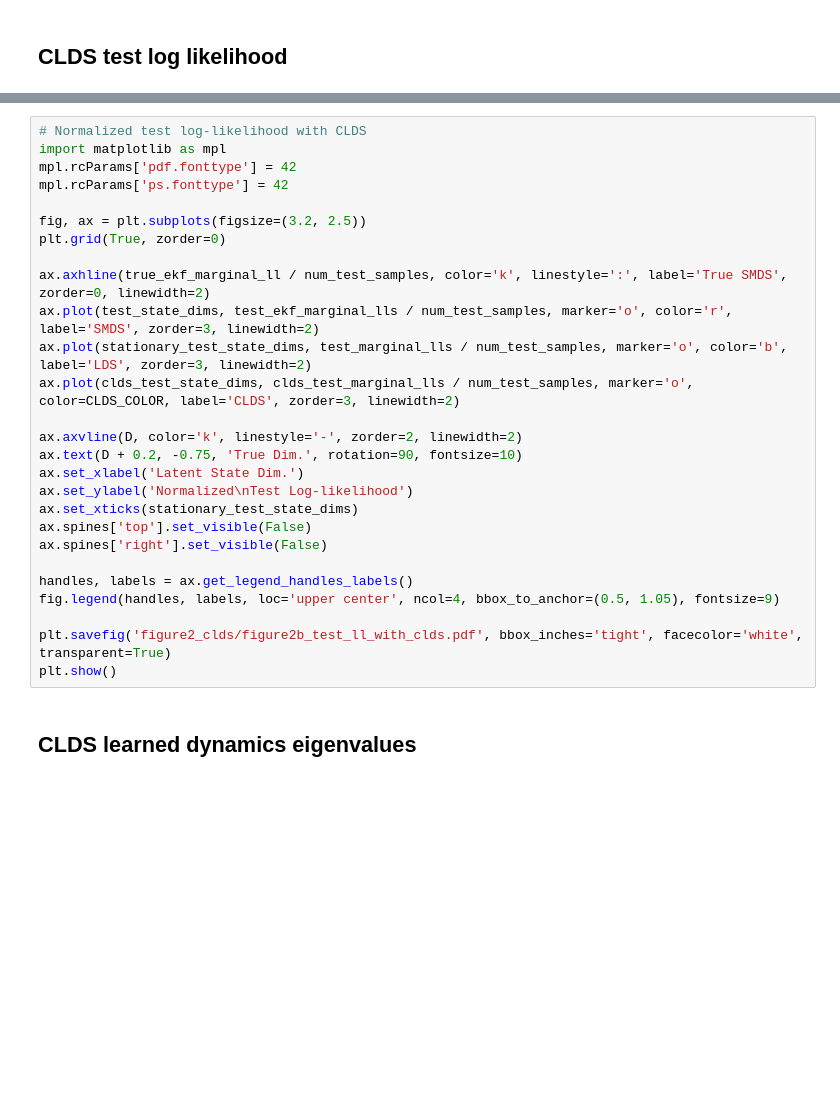
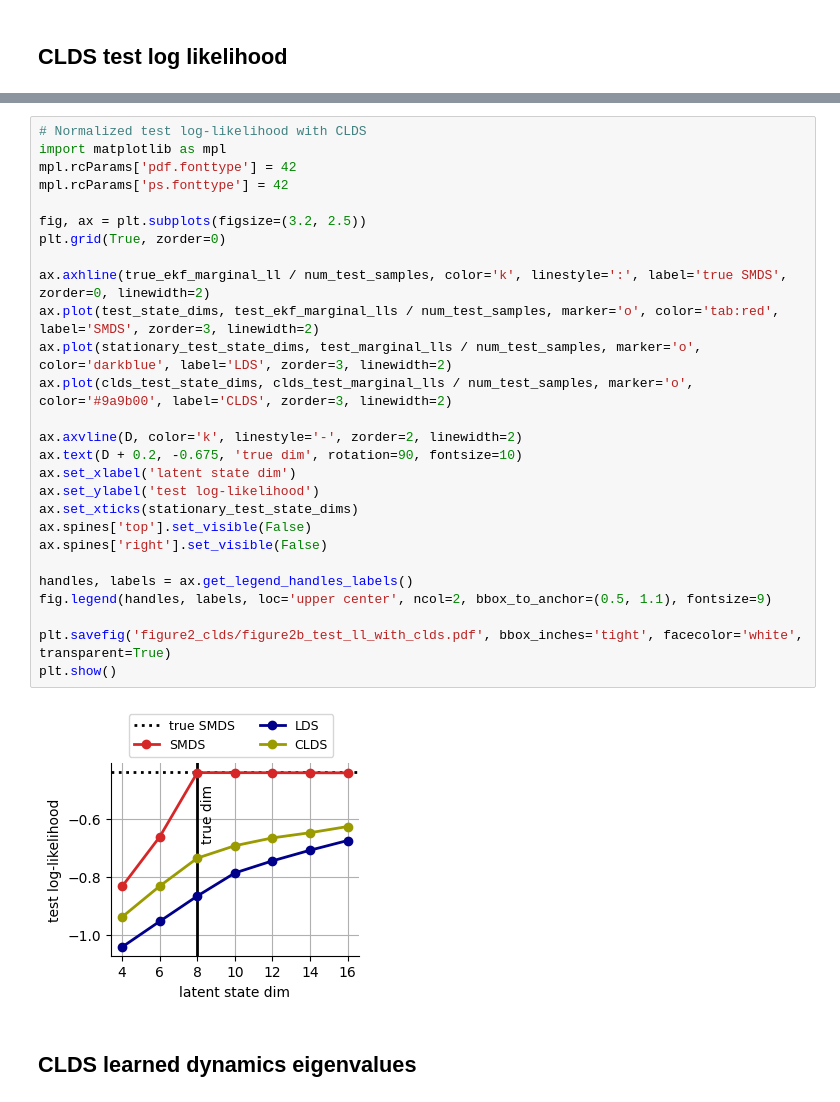
Before and after one commit to jhdlee/representational_drift, a Jupyter notebook: notebooks/figure2b_clds.ipynb, the cells around one changed output, grey strips where cells are left out. Saved outputs shown, nothing was run; the diff lists cells and outputs as text; blank space fills up the shorter version.

```diff
--- a/notebooks/figure2b_clds.ipynb
+++ b/notebooks/figure2b_clds.ipynb
@@ -1320,30 +1494,32 @@ clds_test_marginal_lls = np.array(clds_test_marginal_lls)
 # %%
 # Normalized test log-likelihood with CLDS
 import matplotlib as mpl
 mpl.rcParams['pdf.fonttype'] = 42
 mpl.rcParams['ps.fonttype'] = 42
 
 fig, ax = plt.subplots(figsize=(3.2, 2.5))
 plt.grid(True, zorder=0)
 
-ax.axhline(true_ekf_marginal_ll / num_test_samples, color='k', linestyle=':', label='True SMDS', zorder=0, linewidth=2)
-ax.plot(test_state_dims, test_ekf_marginal_lls / num_test_samples, marker='o', color='r', label='SMDS', zorder=3, linewidth=2)
-ax.plot(stationary_test_state_dims, test_marginal_lls / num_test_samples, marker='o', color='b', label='LDS', zorder=3, linewidth=2)
-ax.plot(clds_test_state_dims, clds_test_marginal_lls / num_test_samples, marker='o', color=CLDS_COLOR, label='CLDS', zorder=3, linewidth=2)
+ax.axhline(true_ekf_marginal_ll / num_test_samples, color='k', linestyle=':', label='true SMDS', zorder=0, linewidth=2)
+ax.plot(test_state_dims, test_ekf_marginal_lls / num_test_samples, marker='o', color='tab:red', label='SMDS', zorder=3, linewidth=2)
+ax.plot(stationary_test_state_dims, test_marginal_lls / num_test_samples, marker='o', color='darkblue', label='LDS', zorder=3, linewidth=2)
+ax.plot(clds_test_state_dims, clds_test_marginal_lls / num_test_samples, marker='o', color='#9a9b00', label='CLDS', zorder=3, linewidth=2)
 
 ax.axvline(D, color='k', linestyle='-', zorder=2, linewidth=2)
-ax.text(D + 0.2, -0.75, 'True Dim.', rotation=90, fontsize=10)
-ax.set_xlabel('Latent State Dim.')
-ax.set_ylabel('Normalized\nTest Log-likelihood')
+ax.text(D + 0.2, -0.675, 'true dim', rotation=90, fontsize=10)
+ax.set_xlabel('latent state dim')
+ax.set_ylabel('test log-likelihood')
 ax.set_xticks(stationary_test_state_dims)
 ax.spines['top'].set_visible(False)
 ax.spines['right'].set_visible(False)
 
 handles, labels = ax.get_legend_handles_labels()
-fig.legend(handles, labels, loc='upper center', ncol=4, bbox_to_anchor=(0.5, 1.05), fontsize=9)
+fig.legend(handles, labels, loc='upper center', ncol=2, bbox_to_anchor=(0.5, 1.1), fontsize=9)
 
 plt.savefig('figure2_clds/figure2b_test_ll_with_clds.pdf', bbox_inches='tight', facecolor='white', transparent=True)
 plt.show()
+# %% [output]
+[figure, added]
 # %% [markdown]
 ## CLDS learned dynamics eigenvalues
 # %%
```
Also changed, not shown: parts of 25 cells of this notebook, 5 other files.
